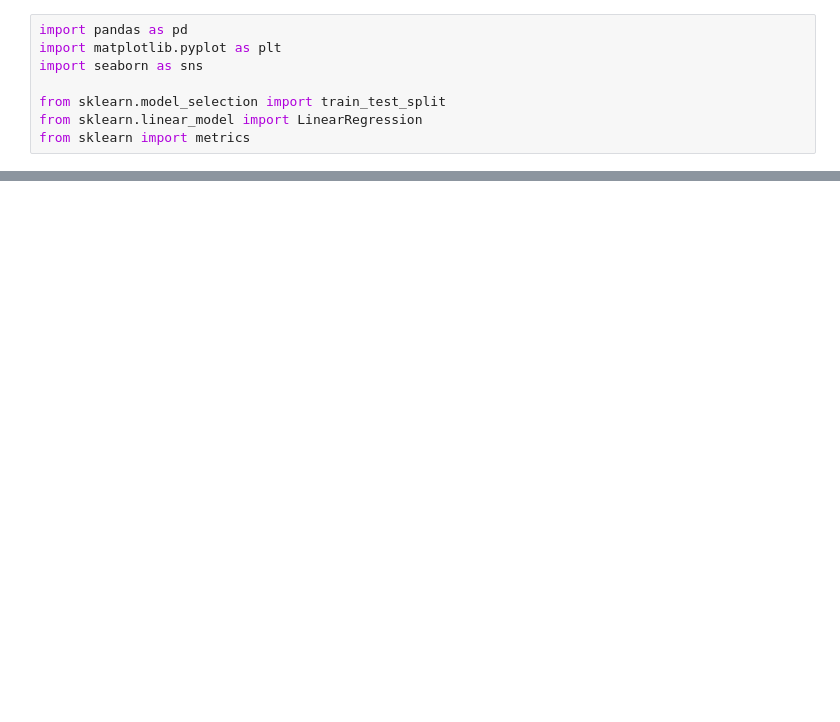
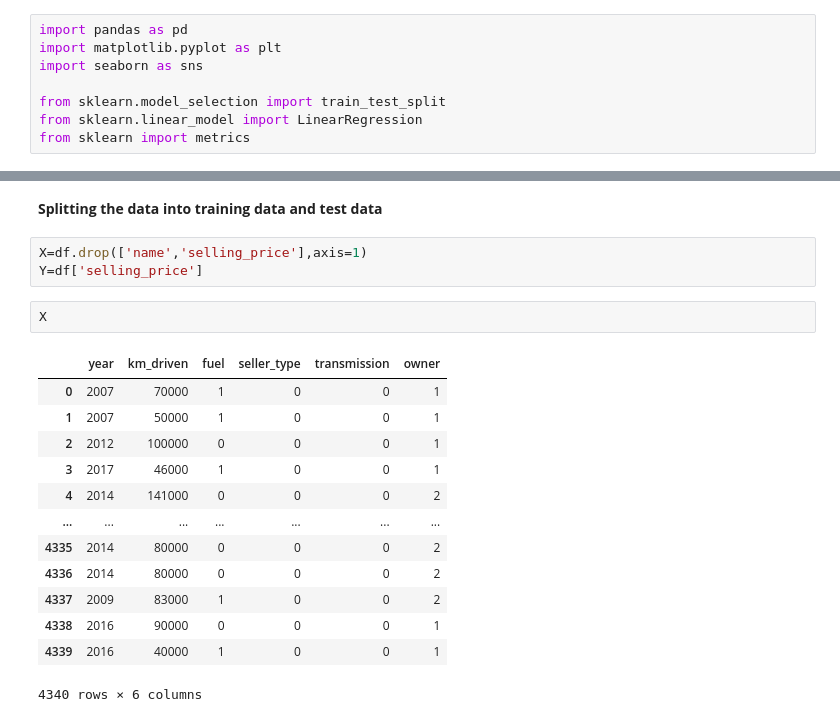
Before and after one commit to AnshulKumar79/Car_Price_Predictor, a Jupyter notebook: car_price_prediction_ml.ipynb, the cells around one changed output, grey strips where cells are left out. Saved outputs shown, nothing was run; the diff lists cells and outputs as text; blank space fills up the shorter version.

```diff
--- a/car_price_prediction_ml.ipynb
+++ b/car_price_prediction_ml.ipynb
@@ -8,0 +179,21 @@ from sklearn import metrics
+# %% [markdown]
+**Splitting the data into training data and test data**
+# %%
+X=df.drop(['name','selling_price'],axis=1)
+Y=df['selling_price']
+# %%
+X
+# %% [output]
+|  | year | km_driven | fuel | seller_type | transmission | owner |
+| 0 | 2007 | 70000 | 1 | 0 | 0 | 1 |
+| 1 | 2007 | 50000 | 1 | 0 | 0 | 1 |
+| 2 | 2012 | 100000 | 0 | 0 | 0 | 1 |
+| 3 | 2017 | 46000 | 1 | 0 | 0 | 1 |
+| 4 | 2014 | 141000 | 0 | 0 | 0 | 2 |
+| ... | ... | ... | ... | ... | ... | ... |
+| 4335 | 2014 | 80000 | 0 | 0 | 0 | 2 |
+| 4336 | 2014 | 80000 | 0 | 0 | 0 | 2 |
+| 4337 | 2009 | 83000 | 1 | 0 | 0 | 2 |
+| 4338 | 2016 | 90000 | 0 | 0 | 0 | 1 |
+| 4339 | 2016 | 40000 | 1 | 0 | 0 | 1 |
+4340 rows × 6 columns
```
Also changed, not shown: parts of 28 cells of this notebook.
